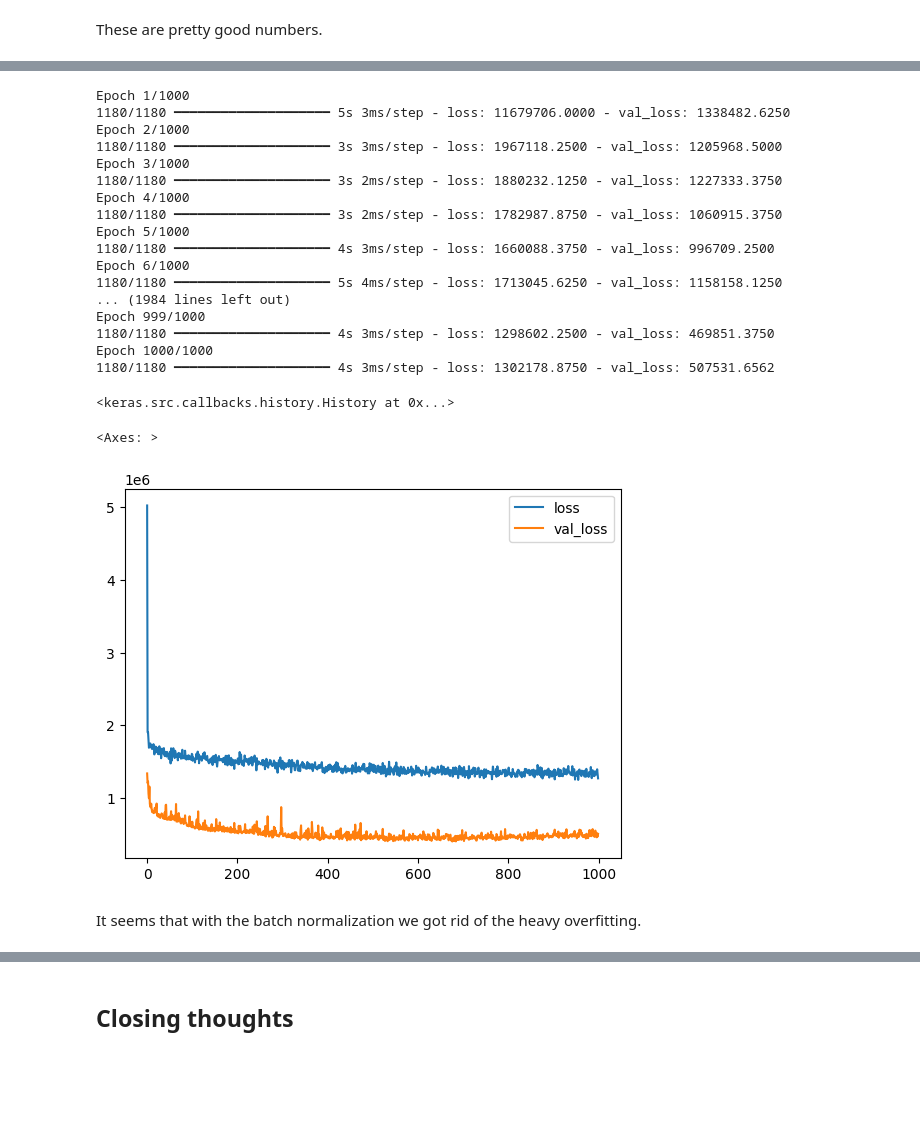
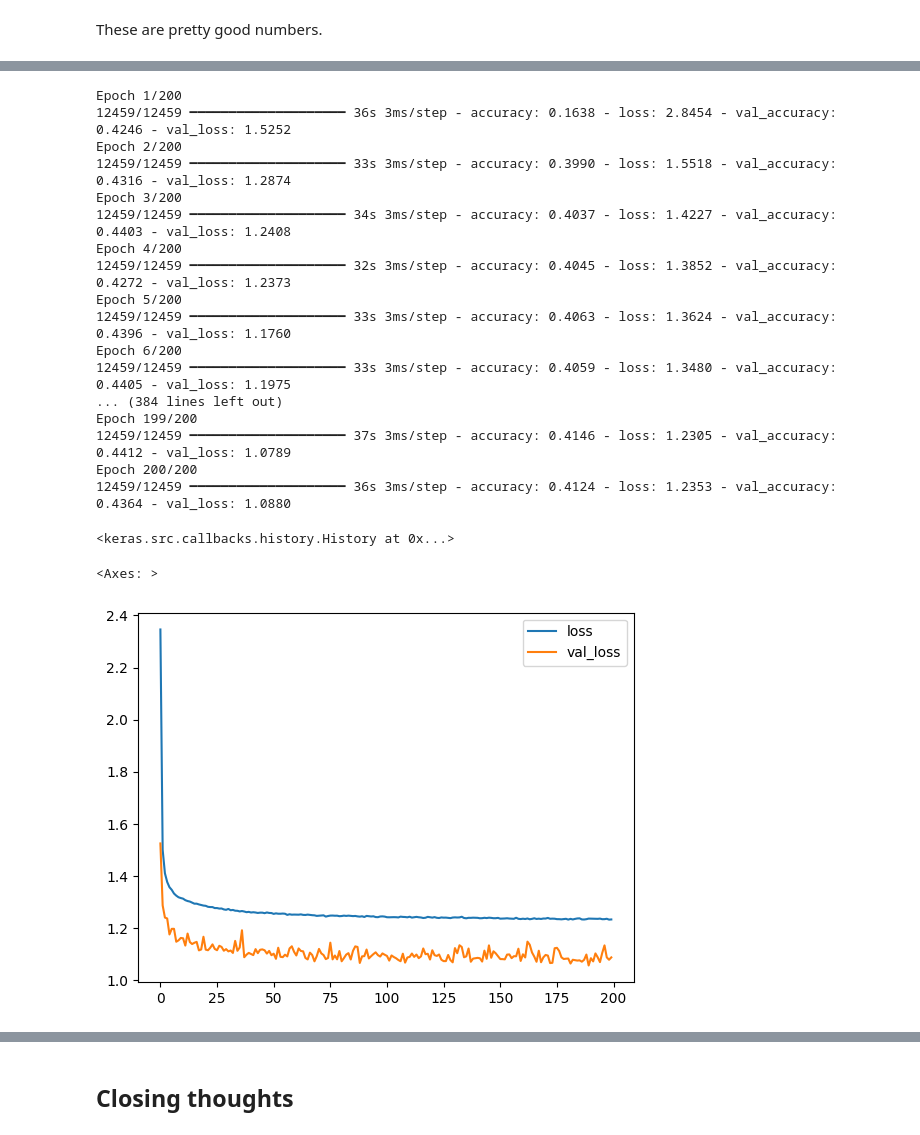
Before and after one commit to Boiminik/DPierdiluca_DL-Repo, a Jupyter notebook: CLASS-Personality/ann_classification_personality.ipynb, the cells around one changed output, grey strips where cells are left out. Cells and saved outputs as stored; diff of their text form; code cells hidden in the pictures; blank space fills up the shorter version.

```diff
--- a/CLASS-Personality/ann_classification_personality.ipynb
+++ b/CLASS-Personality/ann_classification_personality.ipynb
@@ -98,0 +116,3 @@ Validation data amount: 8091
+# %%
+categories = list(np.unique(df['Personality']))
+print(categories)
@@ -692,0 +794,3 @@ Model: "sequential_13"
+# %%
+X_train, X_temp, y_train, y_temp = train_test_split(X, y, test_size=0.2)
+X_val, X_test, y_val, y_test = train_test_split(X_temp, y_temp, test_size=0.5)
@@ -692,0 +799,20 @@ Model: "sequential_13"
+# %%
+# let's try with a simple neural network
+model = keras.Sequential(
+    [
+        layers.BatchNormalization(input_shape=(len(X.columns),)),
+        layers.Dense(24, activation="relu", kernel_regularizer=keras.regularizers.l2(l2=0.1) ),
+        layers.Dropout(0.1),
+        layers.Dense(32, activation="relu", kernel_regularizer=keras.regularizers.l2(l2=0.1)),
+        layers.Dropout(0.1),
+        layers.Dense(60, activation="relu", kernel_regularizer=keras.regularizers.l2(l2=0.1)),
+        layers.Dense(len(categories), activation="softmax")
+    ]
+)
+
+optimal_lr = 0.0009083541784678265
+
+# compile the model, this time we use categorical crossentropy for loss -function
+# and we also measure the accuracy of our model in the metrics
+model.compile(optimizer=keras.optimizers.Adam(learning_rate=optimal_lr), loss='categorical_crossentropy', metrics=['accuracy'])
+model.summary()
@@ -693,29 +842,27 @@ Model: "sequential_13"
 # %%
-model.fit(x=X_train, y=y_train, epochs=1000, validation_data=(X_val, y_val))
+model.fit(x=X_train, y=y_train, epochs=200, validation_data=(X_val, y_val))
 # %% [output]
-Epoch 1/1000
-1180/1180 ━━━━━━━━━━━━━━━━━━━━ 5s 3ms/step - loss: 11679706.0000 - val_loss: 1338482.6250
-Epoch 2/1000
-1180/1180 ━━━━━━━━━━━━━━━━━━━━ 3s 3ms/step - loss: 1967118.2500 - val_loss: 1205968.5000
-Epoch 3/1000
-1180/1180 ━━━━━━━━━━━━━━━━━━━━ 3s 2ms/step - loss: 1880232.1250 - val_loss: 1227333.3750
-Epoch 4/1000
-1180/1180 ━━━━━━━━━━━━━━━━━━━━ 3s 2ms/step - loss: 1782987.8750 - val_loss: 1060915.3750
-Epoch 5/1000
-1180/1180 ━━━━━━━━━━━━━━━━━━━━ 4s 3ms/step - loss: 1660088.3750 - val_loss: 996709.2500
-Epoch 6/1000
-1180/1180 ━━━━━━━━━━━━━━━━━━━━ 5s 4ms/step - loss: 1713045.6250 - val_loss: 1158158.1250
-... (1984 lines left out)
-Epoch 999/1000
-1180/1180 ━━━━━━━━━━━━━━━━━━━━ 4s 3ms/step - loss: 1298602.2500 - val_loss: 469851.3750
-Epoch 1000/1000
-1180/1180 ━━━━━━━━━━━━━━━━━━━━ 4s 3ms/step - loss: 1302178.8750 - val_loss: 507531.6562
+Epoch 1/200
+12459/12459 ━━━━━━━━━━━━━━━━━━━━ 36s 3ms/step - accuracy: 0.1638 - loss: 2.8454 - val_accuracy: 0.4246 - val_loss: 1.5252
+Epoch 2/200
+12459/12459 ━━━━━━━━━━━━━━━━━━━━ 33s 3ms/step - accuracy: 0.3990 - loss: 1.5518 - val_accuracy: 0.4316 - val_loss: 1.2874
+Epoch 3/200
+12459/12459 ━━━━━━━━━━━━━━━━━━━━ 34s 3ms/step - accuracy: 0.4037 - loss: 1.4227 - val_accuracy: 0.4403 - val_loss: 1.2408
+Epoch 4/200
+12459/12459 ━━━━━━━━━━━━━━━━━━━━ 32s 3ms/step - accuracy: 0.4045 - loss: 1.3852 - val_accuracy: 0.4272 - val_loss: 1.2373
+Epoch 5/200
+12459/12459 ━━━━━━━━━━━━━━━━━━━━ 33s 3ms/step - accuracy: 0.4063 - loss: 1.3624 - val_accuracy: 0.4396 - val_loss: 1.1760
+Epoch 6/200
+12459/12459 ━━━━━━━━━━━━━━━━━━━━ 33s 3ms/step - accuracy: 0.4059 - loss: 1.3480 - val_accuracy: 0.4405 - val_loss: 1.1975
+... (384 lines left out)
+Epoch 199/200
+12459/12459 ━━━━━━━━━━━━━━━━━━━━ 37s 3ms/step - accuracy: 0.4146 - loss: 1.2305 - val_accuracy: 0.4412 - val_loss: 1.0789
+Epoch 200/200
+12459/12459 ━━━━━━━━━━━━━━━━━━━━ 36s 3ms/step - accuracy: 0.4124 - loss: 1.2353 - val_accuracy: 0.4364 - val_loss: 1.0880
 <keras.src.callbacks.history.History at 0x...>
 # %%
 loss_df = pd.DataFrame(model.history.history)
-loss_df.plot()
+loss_df[['loss', 'val_loss']].plot()
 # %% [output]
 <Axes: >
-[figure, old version]
+[figure, new version]
-# %% [markdown]
-It seems that with the batch normalization we got rid of the heavy overfitting.
```
Also changed, not shown: parts of 205 cells of this notebook, 26 other files.
